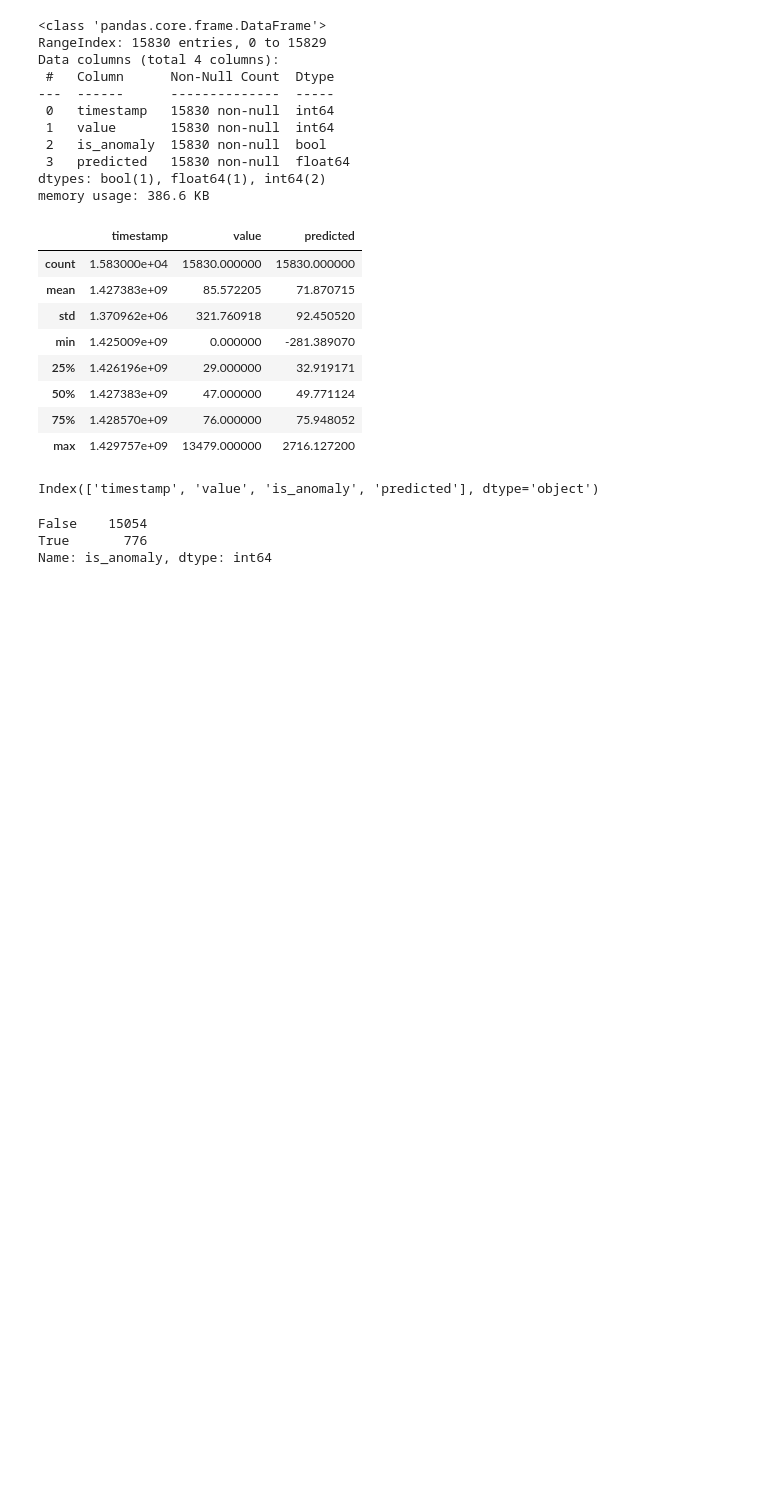
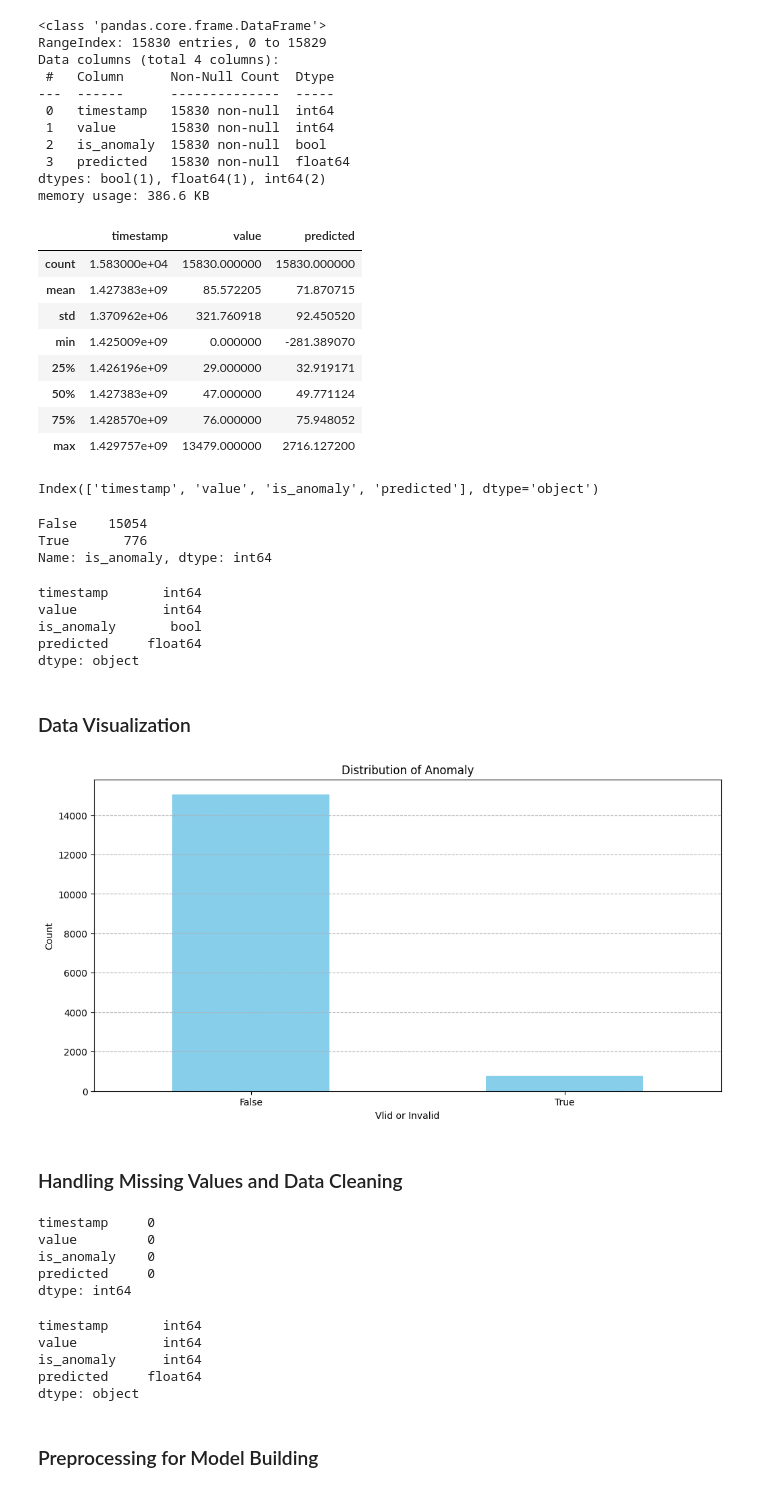
Before and after one commit to mayankanand2701/Celebal-COE-Training-2024, a Jupyter notebook: Assignment ( Week 9 )/Prediction.ipynb, the cells around one changed output. Saved outputs shown, nothing was run; the diff lists cells and outputs as text; code cells hidden in the pictures; blank space fills up the shorter version.

```diff
--- a/Assignment ( Week 9 )/Prediction.ipynb
+++ b/Assignment ( Week 9 )/Prediction.ipynb
@@ -80,8 +80,46 @@ df.columns
 # %% [output]
 Index(['timestamp', 'value', 'is_anomaly', 'predicted'], dtype='object')
 # %%
-df['is_anomaly'].value_counts()
+# to count how many value are anamoly and not
+
+count=df['is_anomaly'].value_counts()
+count
 # %% [output]
 False    15054
 True       776
 Name: is_anomaly, dtype: int64
+# %%
+# to know the datatypes of the columns
+
+df.dtypes
+# %% [output]
+timestamp       int64
+value           int64
+is_anomaly       bool
+predicted     float64
+dtype: object
+# %% [markdown]
+### Data Visualization
+# %%
+# Plotting the bar chart
+
+plt.figure(figsize=(12, 6))
+count.plot(kind='bar', color='skyblue')
+plt.title('Distribution of Anomaly')
+plt.xlabel('Vlid or Invalid')
+plt.ylabel('Count')
+plt.xticks(rotation=0)
+plt.grid(axis='y', linestyle='--')
+plt.show()
+# %% [output]
+[figure, added]
+# %% [markdown]
+### Handling Missing Values and Data Cleaning
+# %%
+df.isnull().sum()
+# %% [output]
+timestamp     0
+value         0
+is_anomaly    0
+predicted     0
+dtype: int64
@@ -87,0 +137,10 @@ Name: is_anomaly, dtype: int64
+# %%
+df1.dtypes
+# %% [output]
+timestamp       int64
+value           int64
+is_anomaly      int64
+predicted     float64
+dtype: object
+# %% [markdown]
+### Preprocessing for Model Building
```
Also changed, not shown: parts of 13 cells of this notebook, 1 other file.
